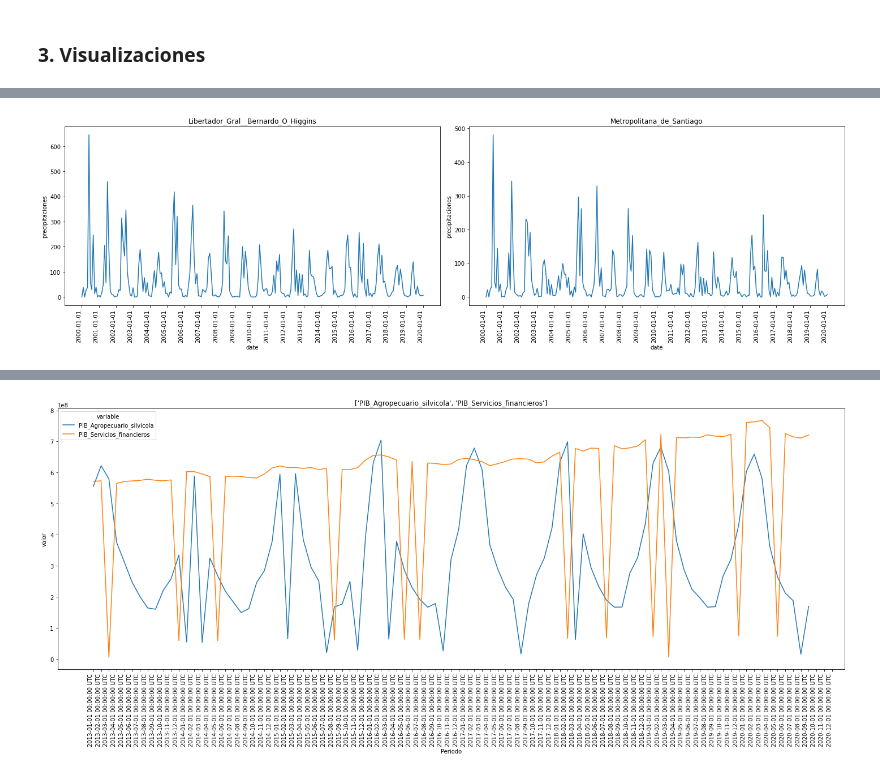
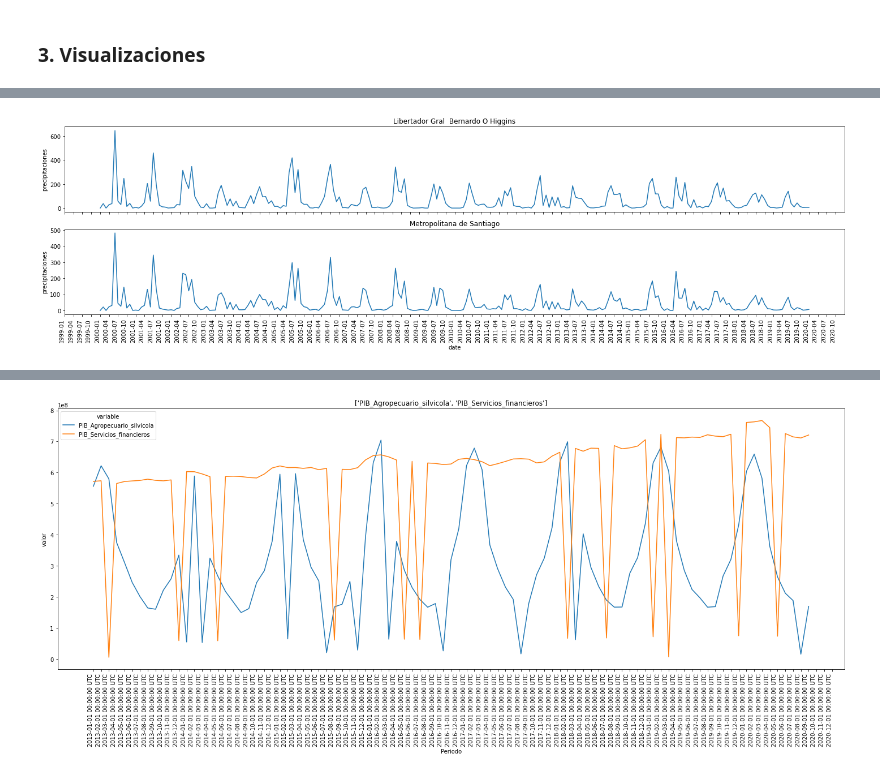
Before and after one commit to fbetteo/spike, a Jupyter notebook: desafio.ipynb, the cells around one changed output, grey strips where cells are left out. Saved outputs shown, nothing was run; the diff lists cells and outputs as text; code cells hidden in the pictures.

```diff
--- a/desafio.ipynb
+++ b/desafio.ipynb
@@ -201,0 +208,11 @@ banco_central_clean.describe()
+# %%
+indice = banco_central_clean.columns.str.startswith("Precio")
+fig, ax = plt.subplots(nrows=4, ncols=3, figsize=(20,12))
+ax = ax.flatten()
+
+for i,col in  enumerate(banco_central_clean.columns[indice]):
+    temp = banco_central_clean.loc[:, ['Periodo', col]].sort_values('Periodo')
+    sns.lineplot(data=temp, x="Periodo", y=col, ax=ax[i], color="green")
+    ax[i].set_title(col)
+
+plt.tight_layout()
@@ -201,0 +221,11 @@ banco_central_clean.describe()
+# %%
+indice = banco_central_clean.columns.str.startswith("PIB")
+fig, ax = plt.subplots(nrows=7, ncols=4, figsize=(30,30))
+ax = ax.flatten()
+
+for i,col in  enumerate(banco_central_clean.columns[indice]):
+    temp = banco_central_clean.loc[:, ['Periodo', col]].sort_values('Periodo')
+    sns.lineplot(data=temp, x="Periodo", y=col, ax=ax[i], color="black")
+    ax[i].set_title(col)
+
+plt.tight_layout()
@@ -201,0 +234,3 @@ banco_central_clean.describe()
+# %%
+# Generamos una version donde se rellenan NA con el primer valor válido anterior. No resuelve outliers pero si algunas suciedades del datasets.
+filled_dataset = banco_central_clean.fillna(method="ffill")
@@ -201,0 +245,11 @@ banco_central_clean.describe()
+# %%
+indice = filled_dataset.columns.str.startswith("Precio")
+fig, ax = plt.subplots(nrows=4, ncols=3, figsize=(20,12))
+ax = ax.flatten()
+
+for i,col in  enumerate(filled_dataset.columns[indice]):
+    temp = filled_dataset.loc[:, ['Periodo', col]].sort_values('Periodo')
+    sns.lineplot(data=temp, x="Periodo", y=col, ax=ax[i], color="green")
+    ax[i].set_title(col)
+
+plt.tight_layout()
@@ -220,11 +260,12 @@ precipitaciones_long.query('region=="Metropolitana_de_Santiago"')
 # %%
-fig, ax = plt.subplots(nrows=1, ncols=2, figsize=(20,6))
+import matplotlib.dates as mdates
+fig, ax = plt.subplots(nrows=2, ncols=1, figsize=(20,6))
 ax = ax.flatten()
 
 for i, region in enumerate(['Libertador_Gral__Bernardo_O_Higgins', 'Metropolitana_de_Santiago']):
     utils.plot_line_precipitaciones(precipitaciones_long, region=region, desde="2000-01-01", hasta="2020-01-01", ax=ax[i])
-
+    ax[i].xaxis.set_major_locator(mdates.MonthLocator(interval=3))
 fig.autofmt_xdate(rotation=90)
 plt.tight_layout()
 # %% [output]
-[figure, old version]
+[figure, new version]
```
Also changed, not shown: parts of 38 cells of this notebook, 1 other file.
